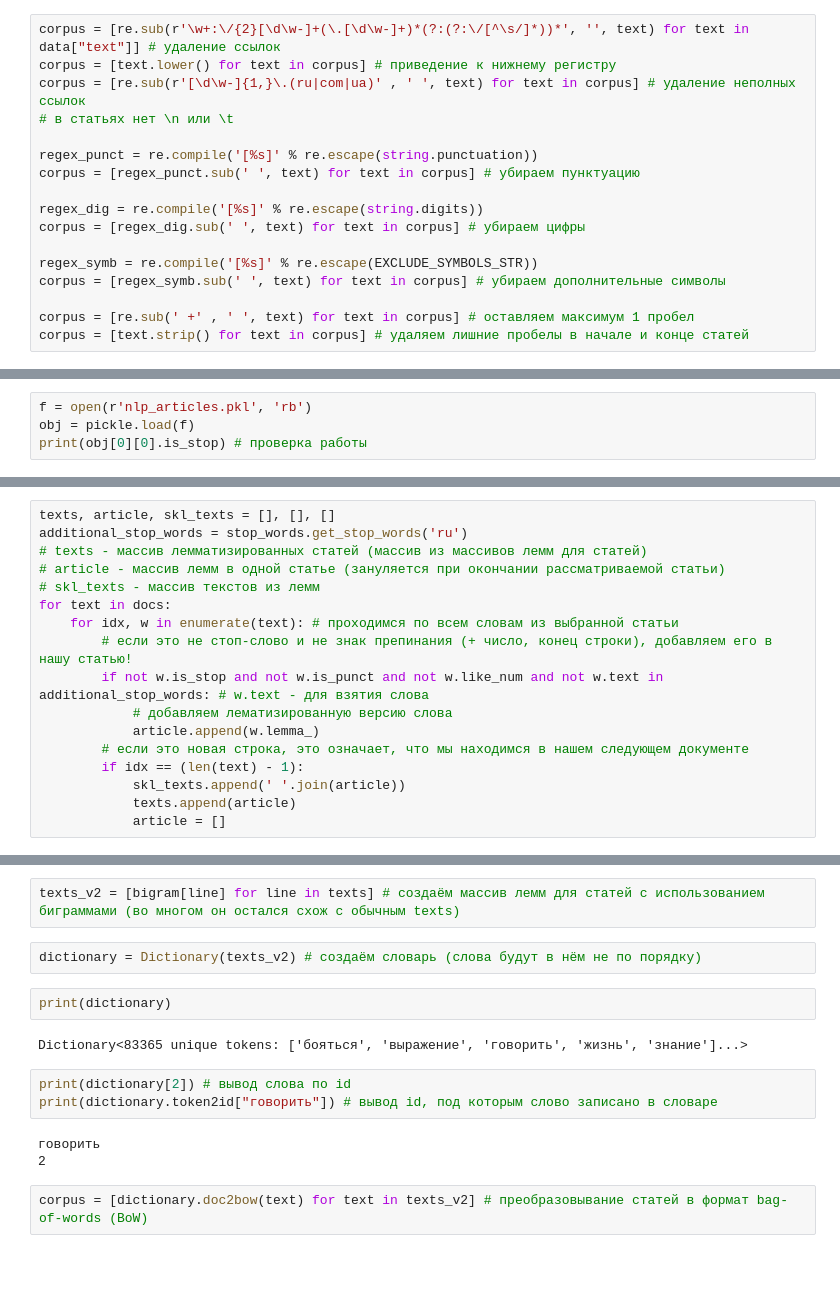
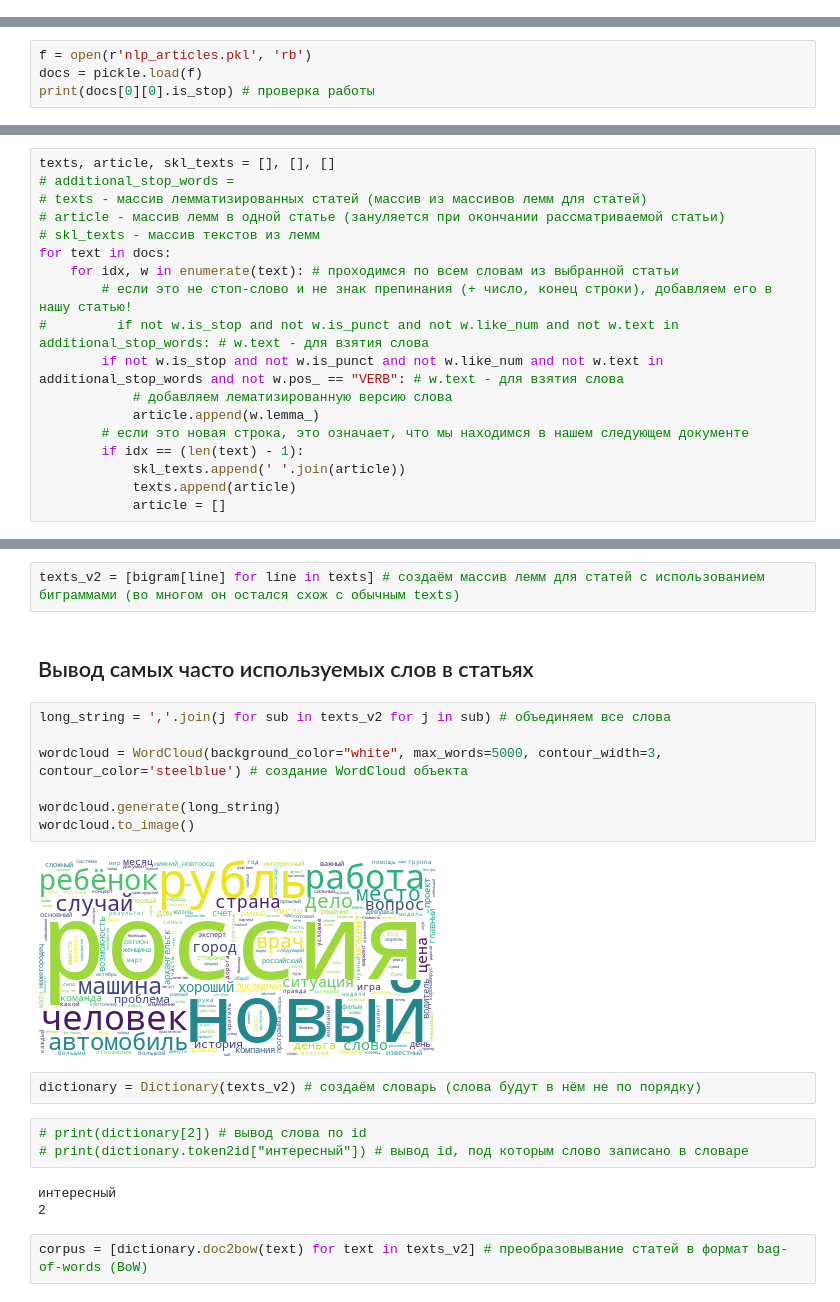
Before and after one commit to DenisKabanov/computational_linguistics_lab3, a Jupyter notebook: test.ipynb, the cells around one changed output, grey strips where cells are left out. Saved outputs shown, nothing was run; the diff lists cells and outputs as text; blank space fills up the shorter version.

```diff
--- a/test.ipynb
+++ b/test.ipynb
@@ -65,17 +60,0 @@ EXCLUDE_SYMBOLS_STR = u''.join(['№', '«', 'ђ', '°', '±', '‚', 'ћ', '‰
-# %%
-corpus = [re.sub(r'\w+:\/{2}[\d\w-]+(\.[\d\w-]+)*(?:(?:\/[^\s/]*))*', '', text) for text in data["text"]] # удаление ссылок
-corpus = [text.lower() for text in corpus] # приведение к нижнему регистру
-corpus = [re.sub(r'[\d\w-]{1,}\.(ru|com|ua)' , ' ', text) for text in corpus] # удаление неполных ссылок
-# в статьях нет \n или \t
-
-regex_punct = re.compile('[%s]' % re.escape(string.punctuation))
-corpus = [regex_punct.sub(' ', text) for text in corpus] # убираем пунктуацию
-
-regex_dig = re.compile('[%s]' % re.escape(string.digits))
-corpus = [regex_dig.sub(' ', text) for text in corpus] # убираем цифры
-
-regex_symb = re.compile('[%s]' % re.escape(EXCLUDE_SYMBOLS_STR))
-corpus = [regex_symb.sub(' ', text) for text in corpus] # убираем дополнительные символы
-
-corpus = [re.sub(' +' , ' ', text) for text in corpus] # оставляем максимум 1 пробел
-corpus = [text.strip() for text in corpus] # удаляем лишние пробелы в начале и конце статей
@@ -152,5 +98,5 @@ pickle.dump(docs, f)
 # %%
 f = open(r'nlp_articles.pkl', 'rb')
-obj = pickle.load(f)
-print(obj[0][0].is_stop) # проверка работы
+docs = pickle.load(f)
+print(docs[0][0].is_stop) # проверка работы
 # %% [output]
@@ -166,13 +133,14 @@ docs[0]
 # %%
 texts, article, skl_texts = [], [], []
-additional_stop_words = stop_words.get_stop_words('ru')
+# additional_stop_words =
 # texts - массив лемматизированных статей (массив из массивов лемм для статей)
 # article - массив лемм в одной статье (зануляется при окончании рассматриваемой статьи)
 # skl_texts - массив текстов из лемм
 for text in docs:
     for idx, w in enumerate(text): # проходимся по всем словам из выбранной статьи
         # если это не стоп-слово и не знак препинания (+ число, конец строки), добавляем его в нашу статью!
-        if not w.is_stop and not w.is_punct and not w.like_num and not w.text in additional_stop_words: # w.text - для взятия слова
+#         if not w.is_stop and not w.is_punct and not w.like_num and not w.text in additional_stop_words: # w.text - для взятия слова
+        if not w.is_stop and not w.is_punct and not w.like_num and not w.text in additional_stop_words and not w.pos_ == "VERB": # w.text - для взятия слова
             # добавляем лематизированную версию слова
             article.append(w.lemma_)
         # если это новая строка, это означает, что мы находимся в нашем следующем документе
@@ -204,16 +169,23 @@ print(texts[-1], "\n\n", bigram[texts[-1]])
 # %%
 texts_v2 = [bigram[line] for line in texts] # создаём массив лемм для статей с использованием биграммами (во многом он остался схож с обычным texts)
+# %% [markdown]
+## Вывод самых часто используемых слов в статьях
+# %%
+long_string = ','.join(j for sub in texts_v2 for j in sub) # объединяем все слова
+
+wordcloud = WordCloud(background_color="white", max_words=5000, contour_width=3, contour_color='steelblue') # создание WordCloud объекта
+
+wordcloud.generate(long_string)
+wordcloud.to_image()
+# %% [output]
+[figure, added]
 # %%
 dictionary = Dictionary(texts_v2) # создаём словарь (слова будут в нём не по порядку)
-# %%
-print(dictionary)
-# %% [output]
-Dictionary<83365 unique tokens: ['бояться', 'выражение', 'говорить', 'жизнь', 'знание']...>
 # %%
-print(dictionary[2]) # вывод слова по id
-print(dictionary.token2id["говорить"]) # вывод id, под которым слово записано в словаре
+# print(dictionary[2]) # вывод слова по id
+# print(dictionary.token2id["интересный"]) # вывод id, под которым слово записано в словаре
 # %% [output]
-говорить
+интересный
 2
 # %%
 corpus = [dictionary.doc2bow(text) for text in texts_v2] # преобразовывание статей в формат bag-of-words (BoW)
```
Also changed, not shown: parts of 46 cells of this notebook, 1 other file.
